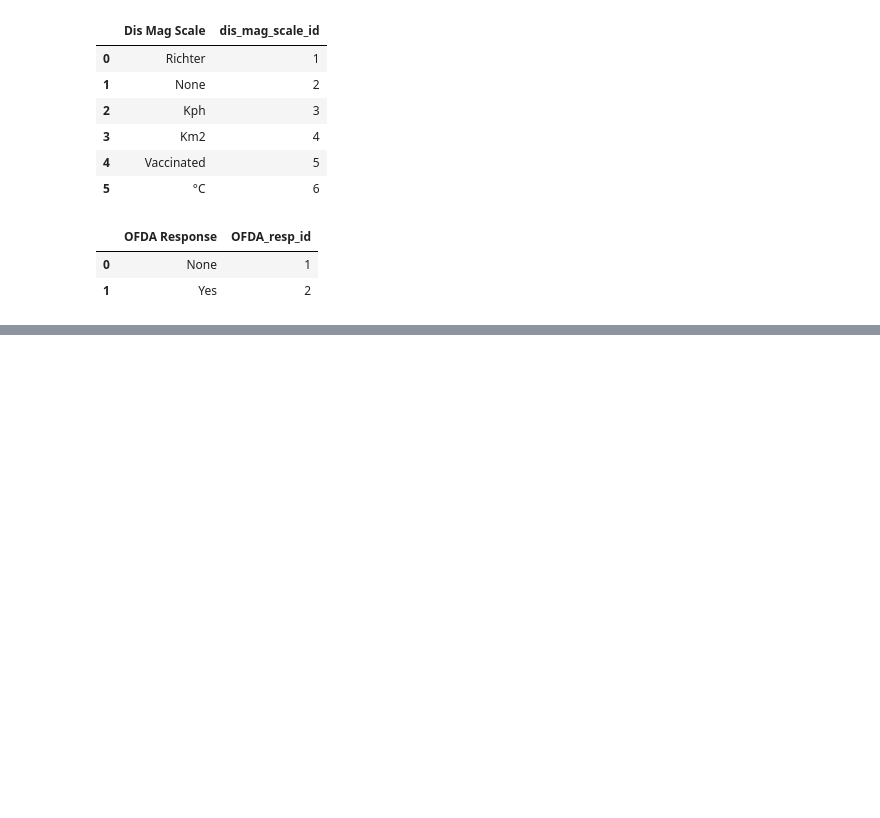
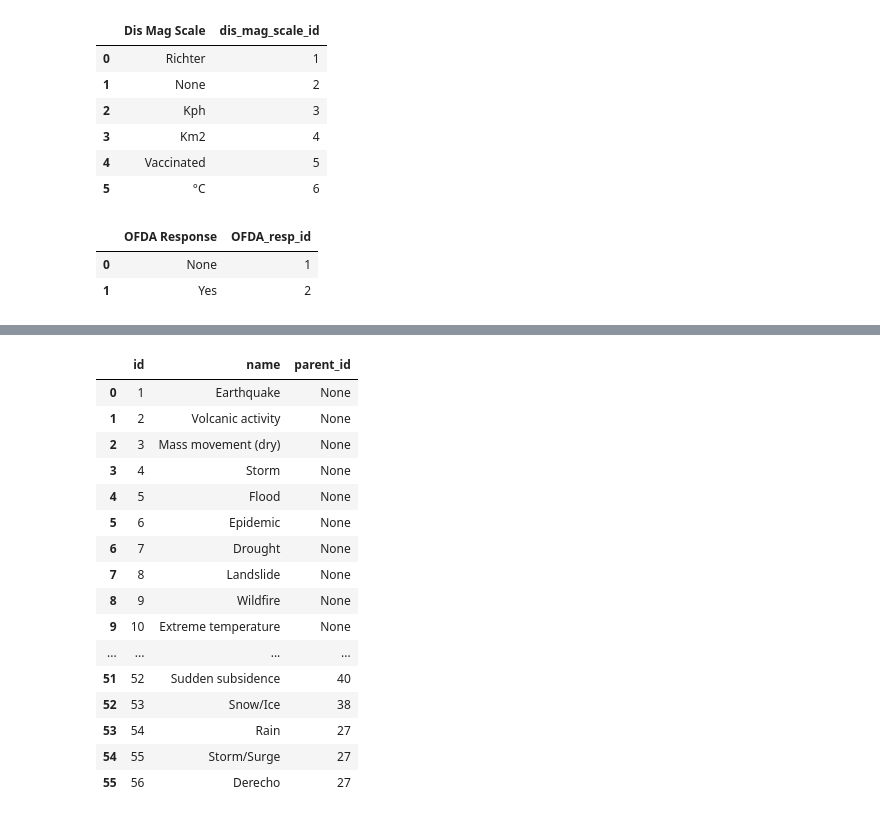
Before and after one commit to joudabihaidar/TerrAlert, a Jupyter notebook: etl_pipeline/load.ipynb, the cells around one changed output, grey strips where cells are left out. Drawn from its saved outputs; the diff is of its cells as text; code cells hidden in the pictures; blank space fills up the shorter version.

```diff
--- a/etl_pipeline/load.ipynb
+++ b/etl_pipeline/load.ipynb
@@ -464,0 +482,20 @@ dim_ofda_responses
+# %%
+dim_disaster_types
+# %% [output]
+|  | id | name | parent_id |
+| 0 | 1 | Earthquake | None |
+| 1 | 2 | Volcanic activity | None |
+| 2 | 3 | Mass movement (dry) | None |
+| 3 | 4 | Storm | None |
+| 4 | 5 | Flood | None |
+| 5 | 6 | Epidemic | None |
+| 6 | 7 | Drought | None |
+| 7 | 8 | Landslide | None |
+| 8 | 9 | Wildfire | None |
+| 9 | 10 | Extreme temperature | None |
+| ... | ... | ... | ... |
+| 51 | 52 | Sudden subsidence | 40 |
+| 52 | 53 | Snow/Ice | 38 |
+| 53 | 54 | Rain | 27 |
+| 54 | 55 | Storm/Surge | 27 |
+| 55 | 56 | Derecho | 27 |
```
Also changed, not shown: parts of 17 cells of this notebook, 5 other files.
